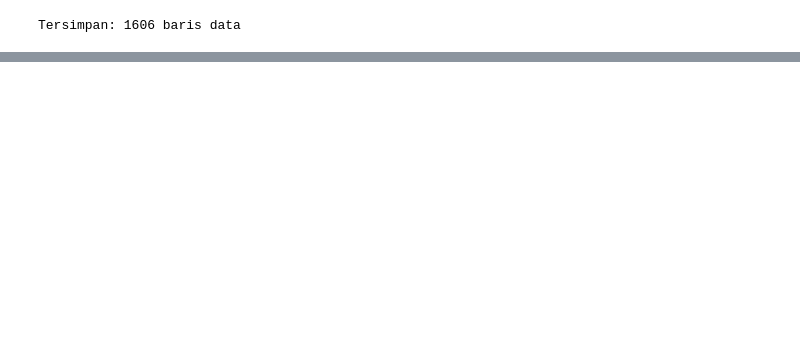
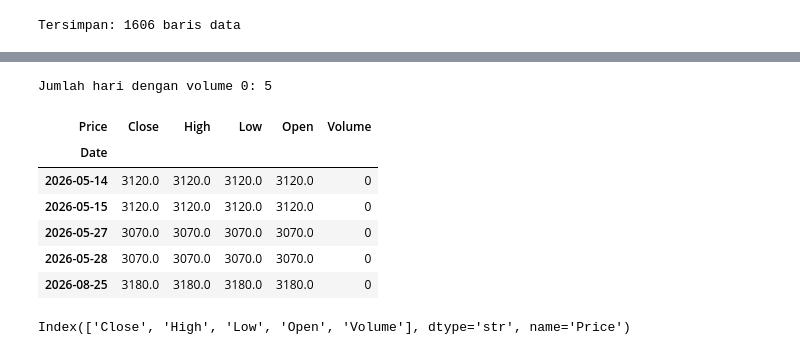
Before and after one commit to Adlisyahputra/bbri-stock-forecast, a Jupyter notebook: notebooks/01_fetch_data.ipynb, the cells around one changed output, grey strips where cells are left out. Saved outputs shown, nothing was run; the diff lists cells and outputs as text; code cells hidden in the pictures; blank space fills up the shorter version.

```diff
--- a/notebooks/01_fetch_data.ipynb
+++ b/notebooks/01_fetch_data.ipynb
@@ -26,0 +61,17 @@ Tersimpan: 1606 baris data
+# %%
+zero_volume_days = df[df['Volume'] == 0]
+print(f"Jumlah hari dengan volume 0: {len(zero_volume_days)}")
+zero_volume_days
+# %% [output]
+Jumlah hari dengan volume 0: 5
+| Price | Close | High | Low | Open | Volume |
+| Date |  |  |  |  |  |
+| 2026-05-14 | 3120.0 | 3120.0 | 3120.0 | 3120.0 | 0 |
+| 2026-05-15 | 3120.0 | 3120.0 | 3120.0 | 3120.0 | 0 |
+| 2026-05-27 | 3070.0 | 3070.0 | 3070.0 | 3070.0 | 0 |
+| 2026-05-28 | 3070.0 | 3070.0 | 3070.0 | 3070.0 | 0 |
+| 2026-08-25 | 3180.0 | 3180.0 | 3180.0 | 3180.0 | 0 |
+# %%
+print(df.columns)
+# %% [output]
+Index(['Close', 'High', 'Low', 'Open', 'Volume'], dtype='str', name='Price')
```
Also changed, not shown: parts of 4 cells of this notebook, 1 other file.
